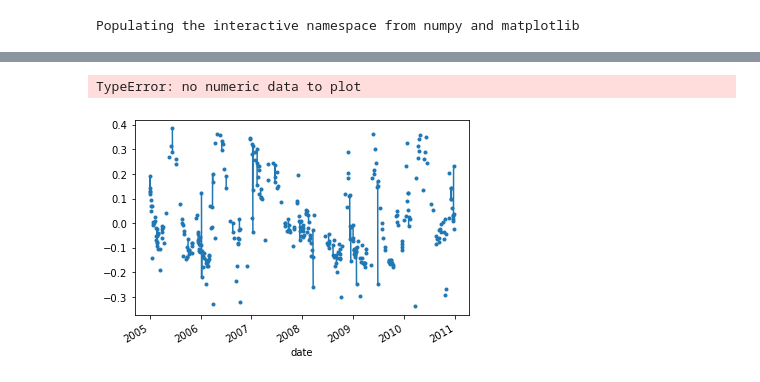
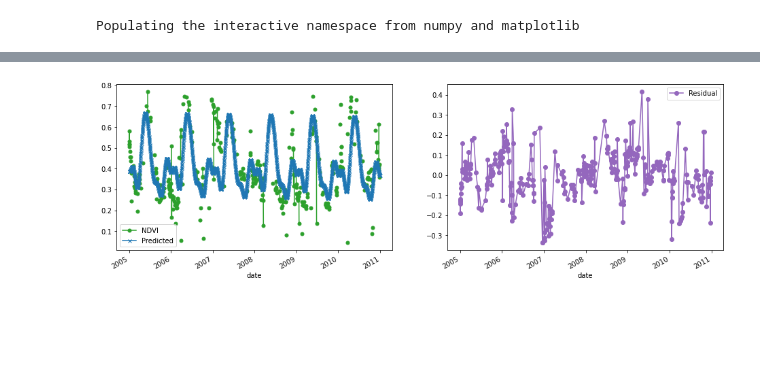
Before and after one commit to SERVIR/rendvi, a Jupyter notebook: notebooks/harmonics_forecast.ipynb, the cells around one changed output, grey strips where cells are left out. Cells and saved outputs as stored; diff of their text form; code cells hidden in the pictures; blank space fills up the shorter version.

Commit message:
edits to harmonic example notebook

```diff
--- a/notebooks/harmonics_forecast.ipynb
+++ b/notebooks/harmonics_forecast.ipynb
@@ -59,15 +111,23 @@ detrended = fm._prepInputs(detrended)
 # %%
-fm.fit(detrended)
+fm.fit(full)
 # %%
-harmonicTrend = fm.predict(detrended)
+harmonicTrend = fm.predict(full)
 # %%
 pred = harmonicTrend.getTimeSeries(geo,250)
-# %%
-ax = df.ndvi.plot(marker='o',markersize=3)
-pred.predicted.plot(ax=ax,marker='x',markersize=3)
-# %% [output]
-TypeError: no numeric data to plot
-[figure, removed]
+# %%
+residual = pred.predicted - df.ndvi
+# %%
+fig,ax = plt.subplots(ncols=2,figsize=(16,5))
+df.ndvi.plot(ax=ax[0],marker='o',color='C2',markersize=5,label='NDVI')
+pred.predicted.plot(ax=ax[0],color='C0',marker='x',markersize=5,label='Predicted')
+ax[0].legend()
+
+residual.dropna().plot(ax=ax[1],color='C4',marker='o',label='Residual')
+ax[1].legend()
+
+plt.show()
+# %% [output]
+[figure, added]
 # %%
 harmonicCoefs = fm.harmonicCoefficients
 
```
Also changed, not shown: parts of 16 cells of this notebook.
